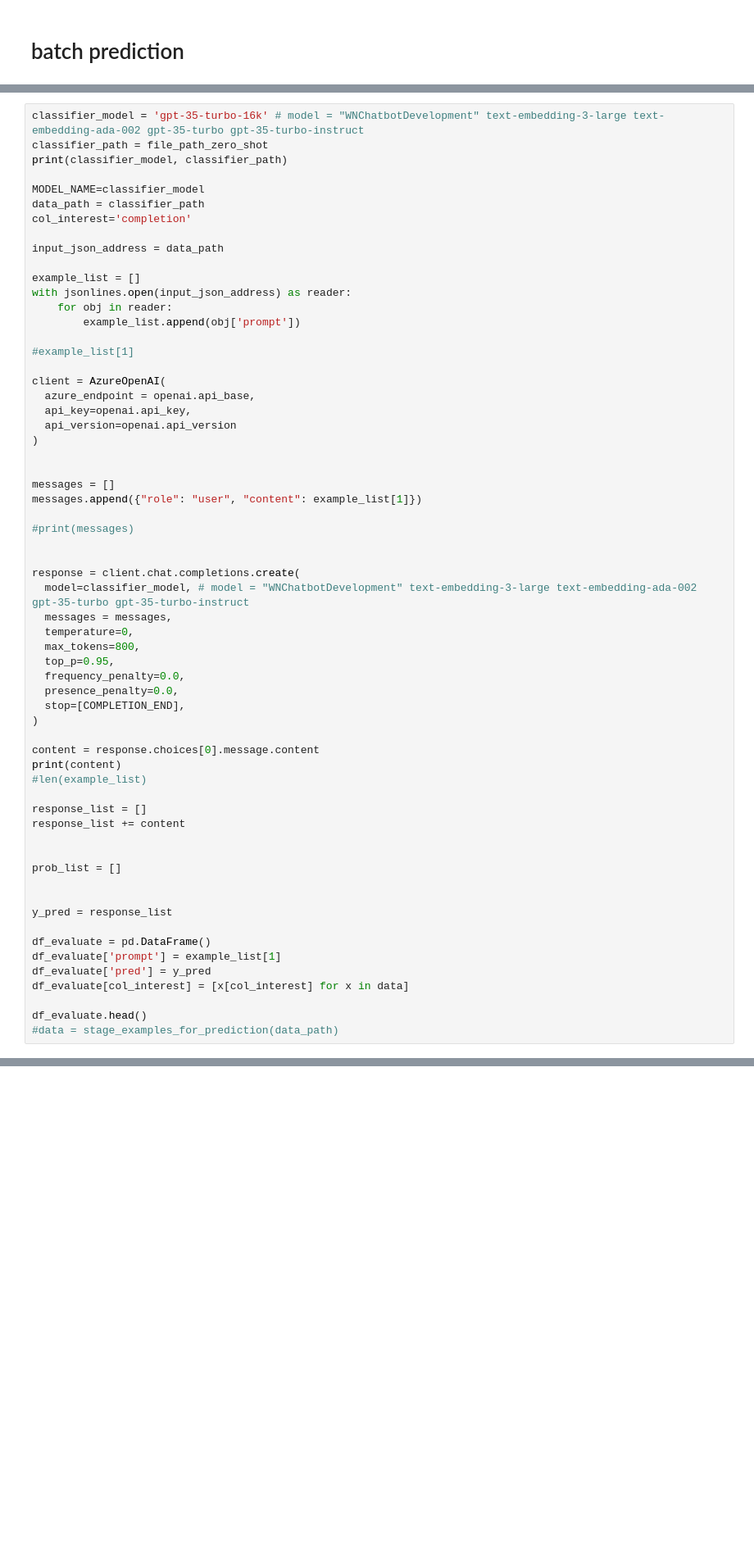
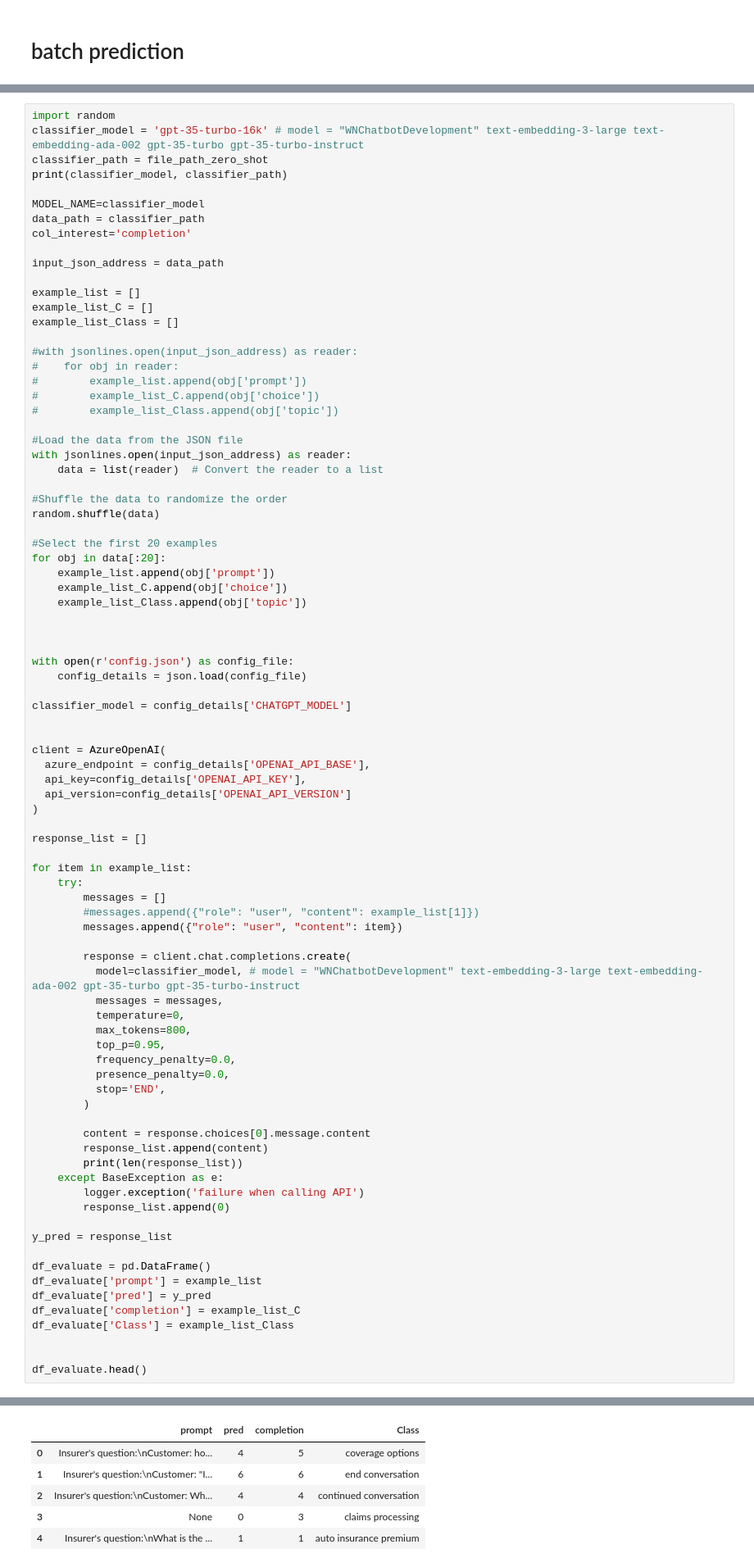
Before and after one commit to rosariogabe/WN-Chatbot-Development-, a Jupyter notebook: topic_classifier.ipynb, the cells around one changed output, grey strips where cells are left out. Shown at 82% size. Drawn from its saved outputs; the diff is of its cells as text; blank space fills up the shorter version.

```diff
--- a/topic_classifier.ipynb
+++ b/topic_classifier.ipynb
@@ -204,4 +235,5 @@ def stage_examples_for_prediction(input_json_address):
 # %%
+import random
 classifier_model = 'gpt-35-turbo-16k' # model = "WNChatbotDevelopment" text-embedding-3-large text-embedding-ada-002 gpt-35-turbo gpt-35-turbo-instruct
 classifier_path = file_path_zero_shot
 print(classifier_model, classifier_path)
@@ -213,54 +245,76 @@ col_interest='completion'
 input_json_address = data_path
 
 example_list = []
+example_list_C = []
+example_list_Class = []
+
+#with jsonlines.open(input_json_address) as reader:
+#    for obj in reader:
+#        example_list.append(obj['prompt'])
+#        example_list_C.append(obj['choice'])
+#        example_list_Class.append(obj['topic'])
+
+#Load the data from the JSON file
 with jsonlines.open(input_json_address) as reader:
-    for obj in reader:
-        example_list.append(obj['prompt'])
+    data = list(reader)  # Convert the reader to a list
 
-#example_list[1]
+#Shuffle the data to randomize the order
+random.shuffle(data)
+
+#Select the first 20 examples
+for obj in data[:20]:
+    example_list.append(obj['prompt'])
+    example_list_C.append(obj['choice'])
+    example_list_Class.append(obj['topic'])
+
+
+
+with open(r'config.json') as config_file:
+    config_details = json.load(config_file)
+
+classifier_model = config_details['CHATGPT_MODEL']
+
 
 client = AzureOpenAI(
-  azure_endpoint = openai.api_base,
-  api_key=openai.api_key,
-  api_version=openai.api_version
+  azure_endpoint = config_details['OPENAI_API_BASE'],
+  api_key=config_details['OPENAI_API_KEY'],
+  api_version=config_details['OPENAI_API_VERSION']
 )
 
+response_list = []
 
-messages = []
-messages.append({"role": "user", "content": example_list[1]})
+for item in example_list:
+    try:
+        messages = []
+        #messages.append({"role": "user", "content": example_list[1]})
+        messages.append({"role": "user", "content": item})
 
-#print(messages)
+        response = client.chat.completions.create(
+          model=classifier_model, # model = "WNChatbotDevelopment" text-embedding-3-large text-embedding-ada-002 gpt-35-turbo gpt-35-turbo-instruct
+          messages = messages,
+          temperature=0,
+          max_tokens=800,
+          top_p=0.95,
+          frequency_penalty=0.0,
+          presence_penalty=0.0,
+          stop='END',
+        )
 
-
-response = client.chat.completions.create(
-  model=classifier_model, # model = "WNChatbotDevelopment" text-embedding-3-large text-embedding-ada-002 gpt-35-turbo gpt-35-turbo-instruct
-  messages = messages,
-  temperature=0,
-  max_tokens=800,
-  top_p=0.95,
-  frequency_penalty=0.0,
-  presence_penalty=0.0,
-  stop=[COMPLETION_END],
-)
-
-content = response.choices[0].message.content
-print(content)
-#len(example_list)
-
-response_list = []
-response_list += content
-
-
-prob_list = []
-
+        content = response.choices[0].message.content
+        response_list.append(content)
+        print(len(response_list))
+    except BaseException as e:
+        logger.exception('failure when calling API')
+        response_list.append(0)
 
 y_pred = response_list
 
 df_evaluate = pd.DataFrame()
-df_evaluate['prompt'] = example_list[1]
+df_evaluate['prompt'] = example_list
 df_evaluate['pred'] = y_pred
-df_evaluate[col_interest] = [x[col_interest] for x in data]
+df_evaluate['completion'] = example_list_C
+df_evaluate['Class'] = example_list_Class
+
 
 df_evaluate.head()
-#data = stage_examples_for_prediction(data_path)
 # %% [output]
@@ -267,0 +331,6 @@ NameError: name 'file_path_zero_shot' is not defined
+|  | prompt | pred | completion | Class |
+| 0 | Insurer's question:\nCustomer: ho... | 4 | 5 | coverage options |
+| 1 | Insurer's question:\nCustomer: "I... | 6 | 6 | end conversation |
+| 2 | Insurer's question:\nCustomer: Wh... | 4 | 4 | continued conversation |
+| 3 | None | 0 | 3 | claims processing |
+| 4 | Insurer's question:\nWhat is the ... | 1 | 1 | auto insurance premium |
```
Also changed, not shown: parts of 32 cells of this notebook, 15 other files.
